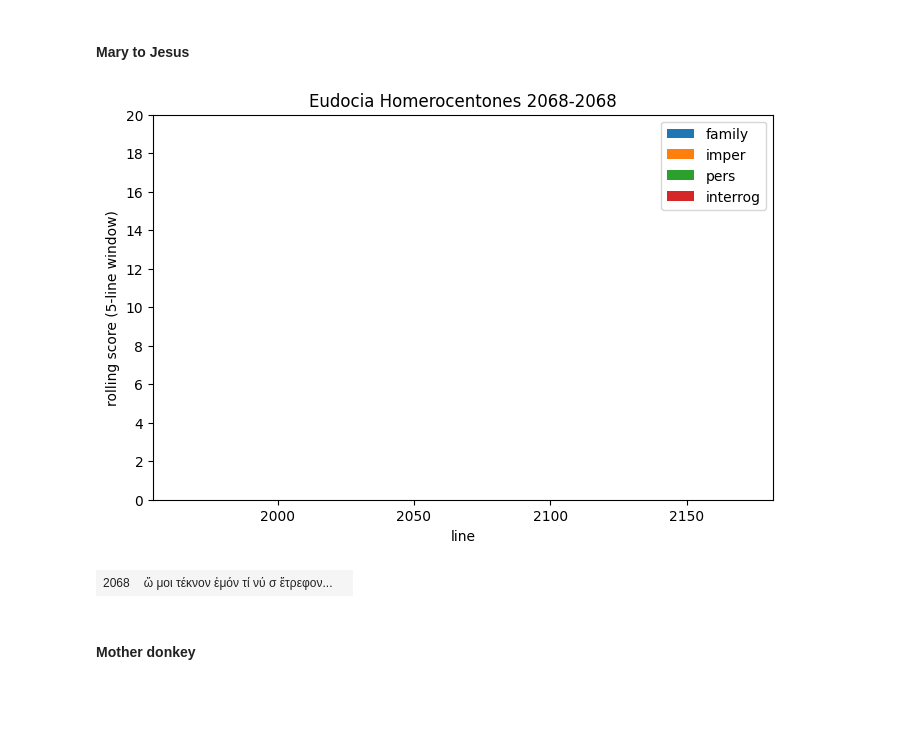
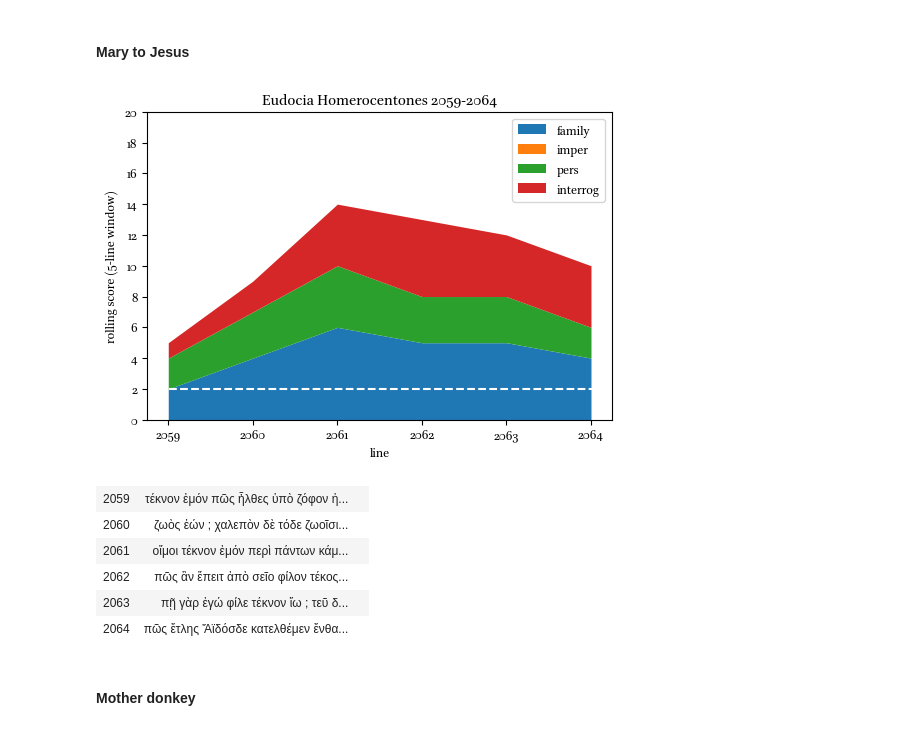
Before and after one commit to cwf2/dices-book-mummy, a Jupyter notebook: 5 - Mother speech.ipynb, the cells around one changed output. Cells and saved outputs as stored; diff of their text form; code cells hidden in the pictures; blank space fills up the shorter version.

```diff
--- a/5 - Mother speech.ipynb
+++ b/5 - Mother speech.ipynb
@@ -123,7 +158,7 @@ lem_dict = dict()
 
 for label in lemma_class.label.unique():
     if not pd.isna(label):
-        lem_dict[label] = lemma_class.loc[lemma_class.label == label, 'lemma'].values
+        lem_dict[label] = [lem.lower() for lem in lemma_class.loc[lemma_class.label == label, 'lemma'].values]
         print(label, ':', sep="")
         print(*lem_dict[label], sep=" ")
         print()
@@ -185,11 +220,11 @@ Rank all lemmas by their pertinence to the "mother" class using the difference o
 def rankFeatures(col, top=None):
     # freq in non-mother speeches
     freq_others = tokens.loc[~tokens['mother']].groupby(col).size().reset_index(name='count')
-    freq_others['freq'] = freq_others['count'].div(freq_others['count'].sum())
+    freq_others['freq'] = 1000 * freq_others['count'].div(freq_others['count'].sum())
 
     # freq in mother speeches
     freq_mother = tokens.loc[tokens['mother']].groupby(col).size().reset_index(name='count')
-    freq_mother['freq'] = freq_mother['count'].div(freq_mother['count'].sum())
+    freq_mother['freq'] = 1000 * freq_mother['count'].div(freq_mother['count'].sum())
 
     # merge the two tables, so we have mother, non-mother freqs for each feature
     x = freq_others.merge(freq_mother, on=col, suffixes=('_others', '_mother'))
@@ -205,5 +240,8 @@ def rankFeatures(col, top=None):
     # map the hand-picked feature classes onto the results where applicable
     x = x.merge(lemma_class.rename(columns={'lemma':col}), on=col, how='left')
 
+    # reorganize the table to show calculations
+    x = x[[col, "count_mother", "count_others", "freq_mother", "freq_others", "freq_diff", "label"]]
+
     return(x)
 # %%
@@ -467,5 +606,12 @@ def plotAndText(speech_id):
 
 #### Artemis to Aura
 # %%
-plotAndText('3665')
+speech_id = "3669"
+
+if BOOK_EXPORT:
+    file = os.path.join(local_figs, "Fig_4-Artemis_to_Aura.pdf")
+    plotAndText(speech_id, file)
+
+else:
+    plotAndText(speech_id)
 # %% [output]
@@ -489,5 +635,12 @@ plotAndText('3665')
 # %% [markdown]
 #### Euryalus' mother
 # %%
-plotAndText('1758')
+speech_id = "1758"
+
+if BOOK_EXPORT:
+    file = os.path.join(local_figs, "Fig_3-Mother_of_Euryalus.pdf")
+    plotAndText(speech_id, file)
+
+else:
+    plotAndText(speech_id)
 # %% [output]
@@ -548,10 +701,22 @@ plotAndText('582')
 # %% [markdown]
 #### Mary to Jesus
 # %%
-plotAndText('4558')
+speech_id = "4553"
+
+if BOOK_EXPORT:
+    file = os.path.join(local_figs, "Fig_5-Mary_to_Jesus.pdf")
+    plotAndText(speech_id, file)
+
+else:
+    plotAndText(speech_id)
 # %% [output]
-[figure, old version]
+[figure, new version]
-| 2068 | ὤ μοι τέκνον ἐμόν τί νύ σ ἔτρεφον... |  |
+| 2059 | τέκνον ἐμόν πῶς ἦλθες ὑπὸ ζόφον ἠ... |  |
+| 2060 | ζωὸς ἐών ; χαλεπὸν δὲ τόδε ζωοῖσι... |  |
+| 2061 | οἴμοι τέκνον ἐμόν περὶ πάντων κάμ... |  |
+| 2062 | πῶς ἂν ἔπειτ ἀπὸ σεῖο φίλον τέκος... |  |
+| 2063 | πῇ γὰρ ἐγώ φίλε τέκνον ἴω ; τεῦ δ... |  |
+| 2064 | πῶς ἔτλης Ἄϊδόσδε κατελθέμεν ἔνθα... |  |
 # %% [markdown]
 #### Mother donkey
 # %%
```
Also changed, not shown: parts of 40 cells of this notebook, 2 other files.
